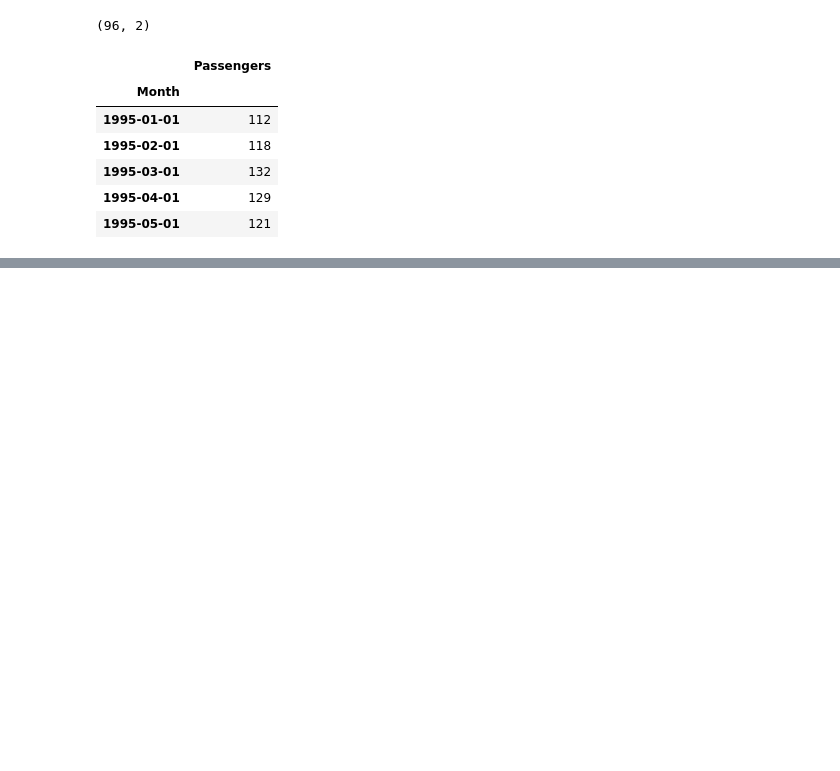
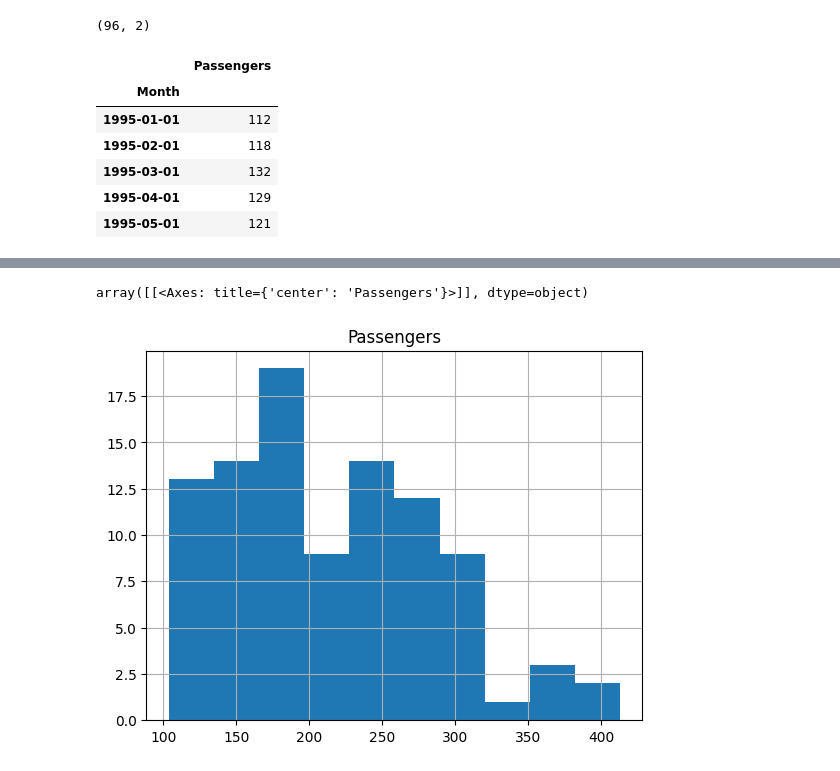
Before and after one commit to swanandiparnaik/DS_assignment, a Jupyter notebook: Forecasting_cocacola.ipynb, the cells around one changed output, grey strips where cells are left out. Saved outputs shown, nothing was run; the diff lists cells and outputs as text; code cells hidden in the pictures; blank space fills up the shorter version.

```diff
--- a/Forecasting_cocacola.ipynb
+++ b/Forecasting_cocacola.ipynb
@@ -675,0 +59,5 @@ Freq: MS, Name: predicted_mean, Length: 120, dtype: float64
+# %%
+data.hist()
+# %% [output]
+array([[<Axes: title={'center': 'Passengers'}>]], dtype=object)
+[figure, added]
```
Also changed, not shown: parts of 87 cells of this notebook.
